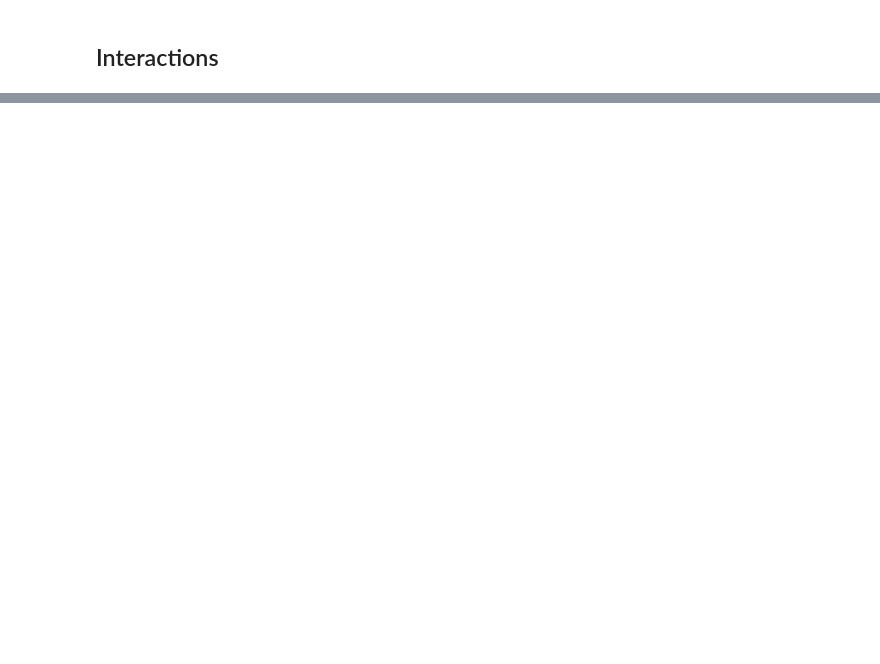
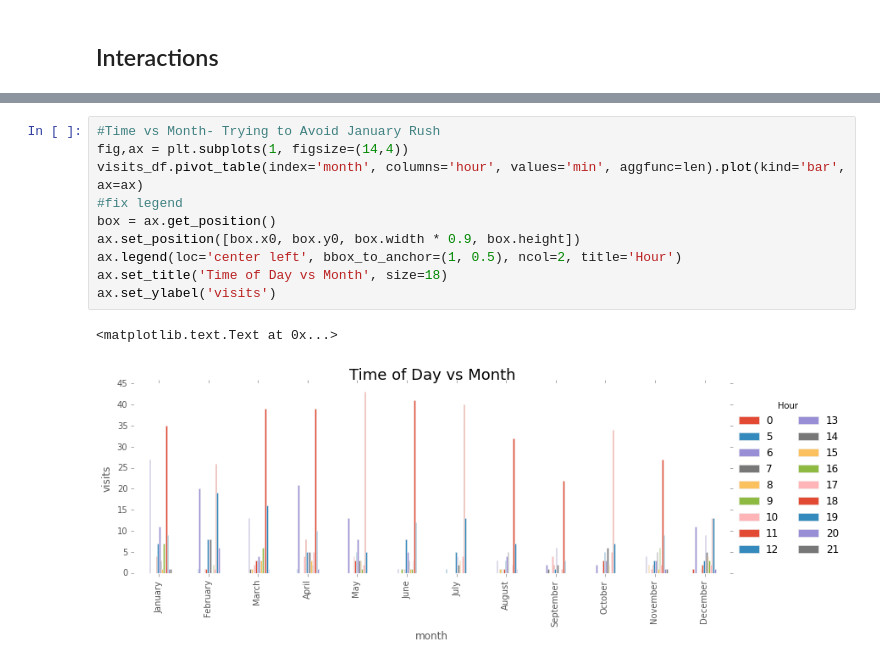
Before and after one commit to jrm5100/GymVisits, a Jupyter notebook: GymVisits.ipynb, the cells around one changed output, grey strips where cells are left out. Drawn from its saved outputs; the diff is of its cells as text; blank space fills up the shorter version.

```diff
--- a/GymVisits.ipynb
+++ b/GymVisits.ipynb
@@ -320,0 +396,13 @@ ImportError: No module named 'seaborn'
+# %%
+#Time vs Month- Trying to Avoid January Rush
+fig,ax = plt.subplots(1, figsize=(14,4))
+visits_df.pivot_table(index='month', columns='hour', values='min', aggfunc=len).plot(kind='bar', ax=ax)
+#fix legend
+box = ax.get_position()
+ax.set_position([box.x0, box.y0, box.width * 0.9, box.height])
+ax.legend(loc='center left', bbox_to_anchor=(1, 0.5), ncol=2, title='Hour')
+ax.set_title('Time of Day vs Month', size=18)
+ax.set_ylabel('visits')
+# %% [output]
+<matplotlib.text.Text at 0x...>
+[figure, added]
```
Also changed, not shown: parts of 15 cells of this notebook.
